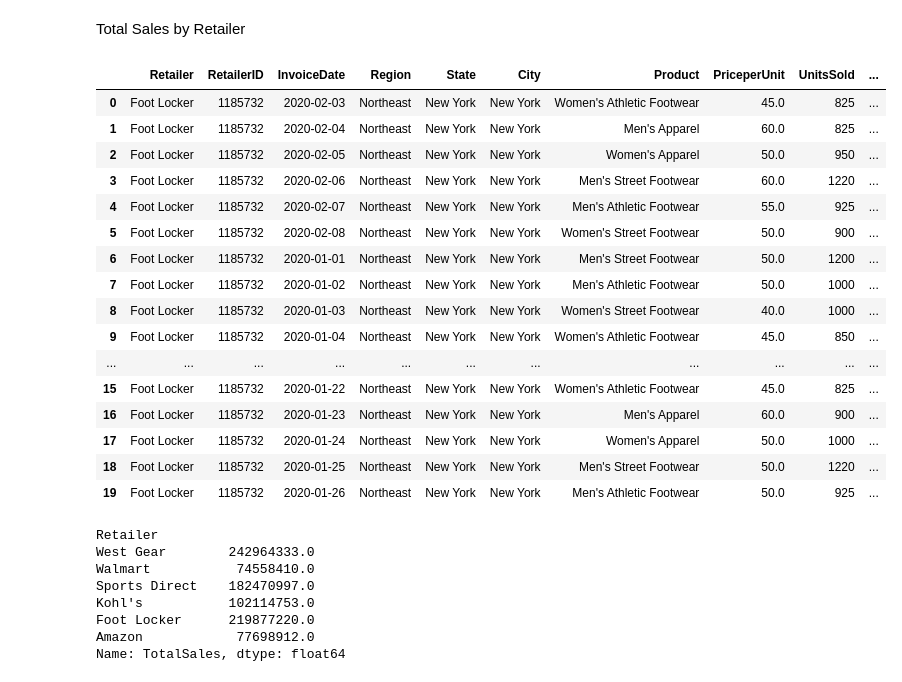
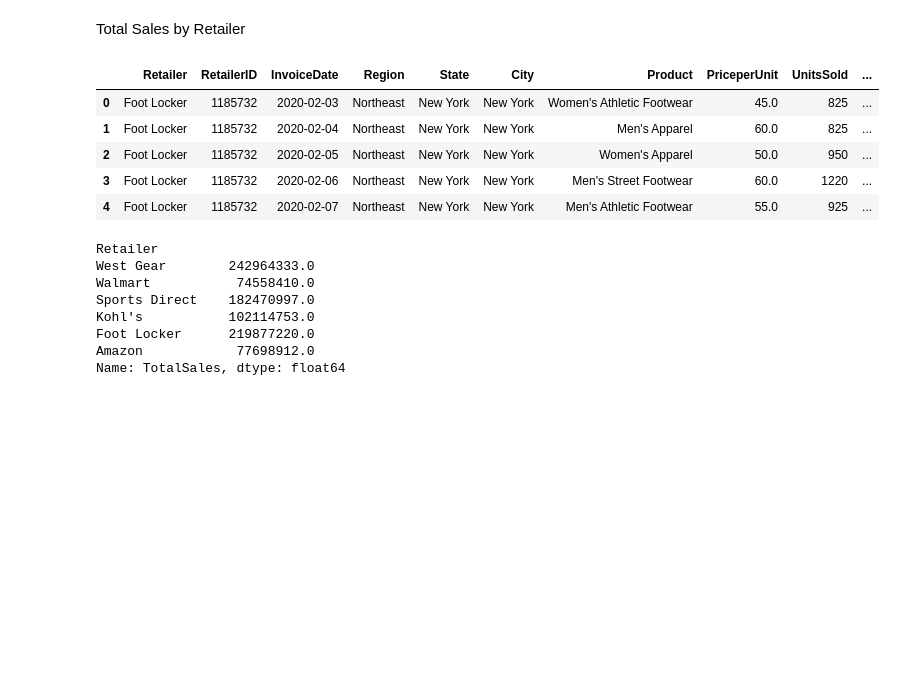
Before and after one commit to juto-shogan/adidas-Analysis, a Jupyter notebook: addidas.ipynb, the cells around one changed output. Saved outputs shown, nothing was run; the diff lists cells and outputs as text; code cells hidden in the pictures; blank space fills up the shorter version.

```diff
--- a/addidas.ipynb
+++ b/addidas.ipynb
@@ -10,25 +11,14 @@ we begin
 Total Sales by Retailer
 # %%
 df = pd.read_excel('Adidas.xlsx')
-df.head(20)
+df.head()
 # %% [output]
 |  | Retailer | RetailerID | InvoiceDate | Region | State | City | Product | PriceperUnit | UnitsSold | ... |
 | 0 | Foot Locker | 1185732 | 2020-02-03 | Northeast | New York | New York | Women's Athletic Footwear | 45.0 | 825 | ... |
 | 1 | Foot Locker | 1185732 | 2020-02-04 | Northeast | New York | New York | Men's Apparel | 60.0 | 825 | ... |
 | 2 | Foot Locker | 1185732 | 2020-02-05 | Northeast | New York | New York | Women's Apparel | 50.0 | 950 | ... |
 | 3 | Foot Locker | 1185732 | 2020-02-06 | Northeast | New York | New York | Men's Street Footwear | 60.0 | 1220 | ... |
 | 4 | Foot Locker | 1185732 | 2020-02-07 | Northeast | New York | New York | Men's Athletic Footwear | 55.0 | 925 | ... |
-| 5 | Foot Locker | 1185732 | 2020-02-08 | Northeast | New York | New York | Women's Street Footwear | 50.0 | 900 | ... |
-| 6 | Foot Locker | 1185732 | 2020-01-01 | Northeast | New York | New York | Men's Street Footwear | 50.0 | 1200 | ... |
-| 7 | Foot Locker | 1185732 | 2020-01-02 | Northeast | New York | New York | Men's Athletic Footwear | 50.0 | 1000 | ... |
-| 8 | Foot Locker | 1185732 | 2020-01-03 | Northeast | New York | New York | Women's Street Footwear | 40.0 | 1000 | ... |
-| 9 | Foot Locker | 1185732 | 2020-01-04 | Northeast | New York | New York | Women's Athletic Footwear | 45.0 | 850 | ... |
-| ... | ... | ... | ... | ... | ... | ... | ... | ... | ... | ... |
-| 15 | Foot Locker | 1185732 | 2020-01-22 | Northeast | New York | New York | Women's Athletic Footwear | 45.0 | 825 | ... |
-| 16 | Foot Locker | 1185732 | 2020-01-23 | Northeast | New York | New York | Men's Apparel | 60.0 | 900 | ... |
-| 17 | Foot Locker | 1185732 | 2020-01-24 | Northeast | New York | New York | Women's Apparel | 50.0 | 1000 | ... |
-| 18 | Foot Locker | 1185732 | 2020-01-25 | Northeast | New York | New York | Men's Street Footwear | 50.0 | 1220 | ... |
-| 19 | Foot Locker | 1185732 | 2020-01-26 | Northeast | New York | New York | Men's Athletic Footwear | 50.0 | 925 | ... |
 # %%
 # Find out how many Retailers there are
 print(df.groupby('Retailer')['TotalSales'].sum().sort_values(axis=0, ascending=False).sort_index(ascending=False))
```
Also changed, not shown: parts of 4 cells of this notebook.
